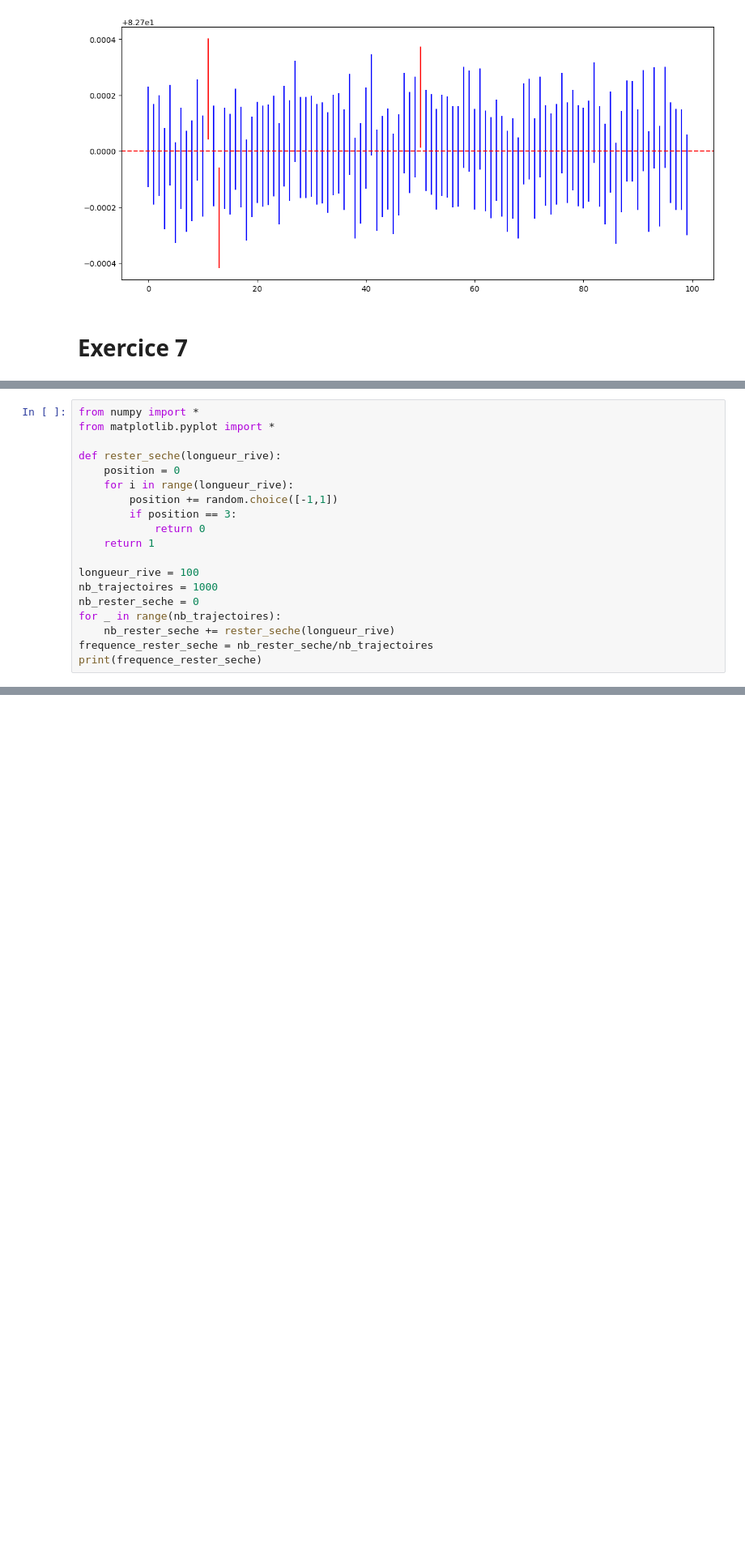
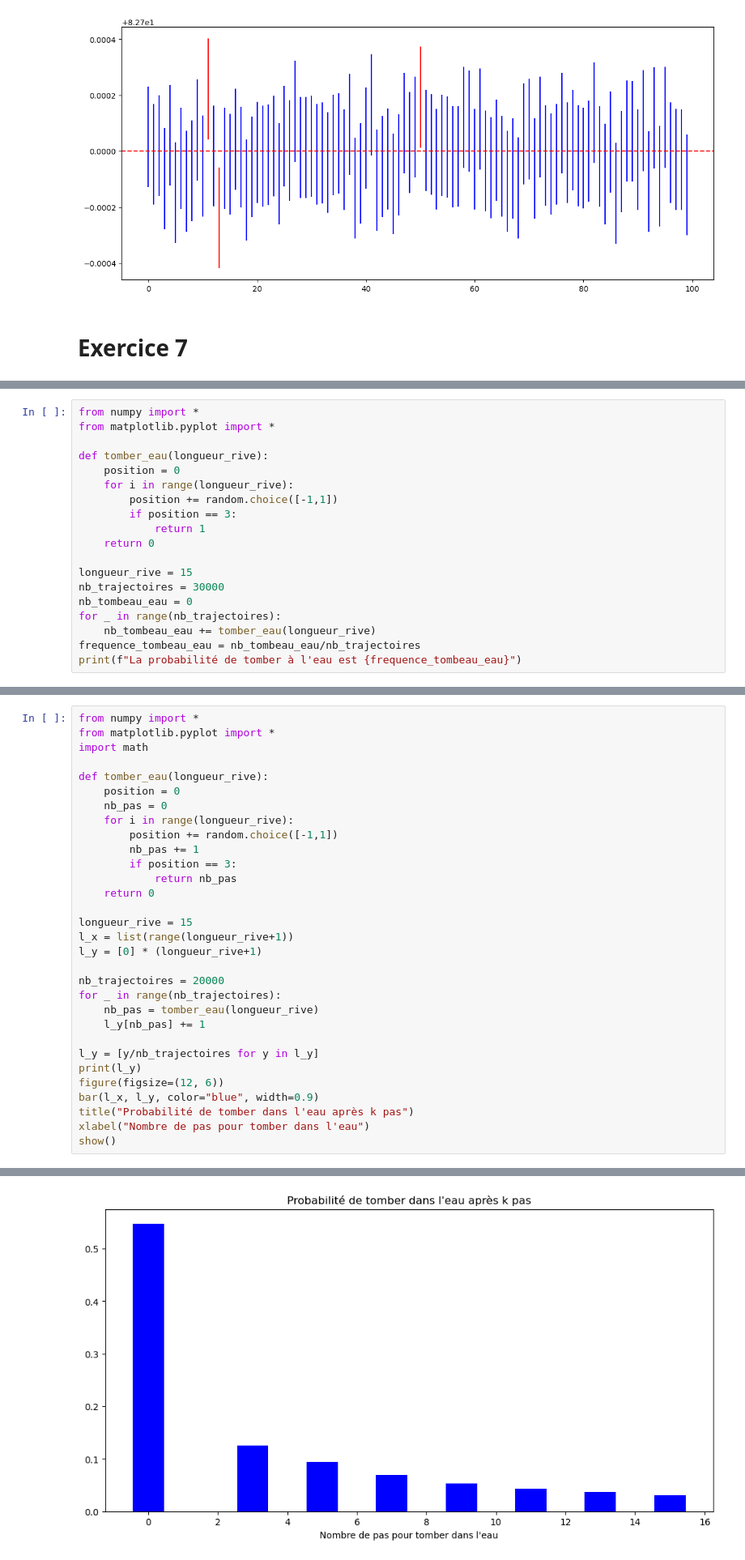
Before and after one commit to maxbauergit/SVE, a Jupyter notebook: 23-24_TP-solution.ipynb, the cells around one changed output, grey strips where cells are left out. Shown at 81% size. Cells and saved outputs as stored; diff of their text form; blank space fills up the shorter version.

```diff
--- a/23-24_TP-solution.ipynb
+++ b/23-24_TP-solution.ipynb
@@ -344,19 +346,19 @@ show()
 from numpy import *
 from matplotlib.pyplot import *
 
-def rester_seche(longueur_rive):
+def tomber_eau(longueur_rive):
     position = 0
     for i in range(longueur_rive):
         position += random.choice([-1,1])
         if position == 3:
-            return 0
-    return 1
+            return 1
+    return 0
 
-longueur_rive = 100
-nb_trajectoires = 1000
-nb_rester_seche = 0
+longueur_rive = 15
+nb_trajectoires = 30000
+nb_tombeau_eau = 0
 for _ in range(nb_trajectoires):
-    nb_rester_seche += rester_seche(longueur_rive)
-frequence_rester_seche = nb_rester_seche/nb_trajectoires
-print(frequence_rester_seche)
+    nb_tombeau_eau += tomber_eau(longueur_rive)
+frequence_tombeau_eau = nb_tombeau_eau/nb_trajectoires
+print(f"La probabilité de tomber à l'eau est {frequence_tombeau_eau}")
 # %% [output]
@@ -363,0 +366,32 @@ print(frequence_rester_seche)
+# %%
+from numpy import *
+from matplotlib.pyplot import *
+import math
+
+def tomber_eau(longueur_rive):
+    position = 0
+    nb_pas = 0
+    for i in range(longueur_rive):
+        position += random.choice([-1,1])
+        nb_pas += 1
+        if position == 3:
+            return nb_pas
+    return 0
+
+longueur_rive = 15
+l_x = list(range(longueur_rive+1))
+l_y = [0] * (longueur_rive+1)
+
+nb_trajectoires = 20000
+for _ in range(nb_trajectoires):
+    nb_pas = tomber_eau(longueur_rive)
+    l_y[nb_pas] += 1
+
+l_y = [y/nb_trajectoires for y in l_y]
+print(l_y)
+figure(figsize=(12, 6))
+bar(l_x, l_y, color="blue", width=0.9)
+title("Probabilité de tomber dans l'eau après k pas")
+xlabel("Nombre de pas pour tomber dans l'eau")
+show()
+# %% [output]
@@ -363,0 +399 @@ print(frequence_rester_seche)
+[figure, added]
```
Also changed, not shown: parts of 4 cells of this notebook.
